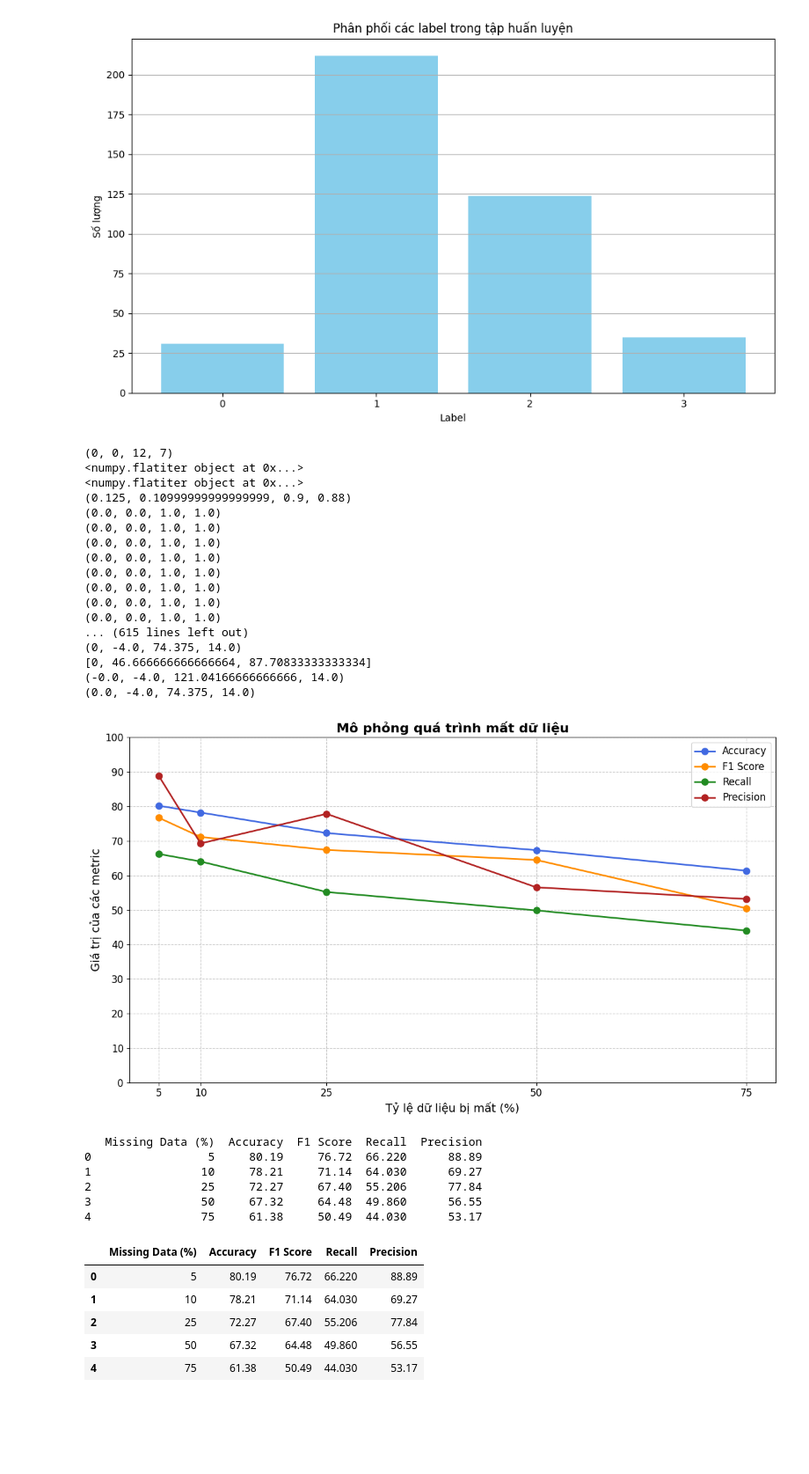
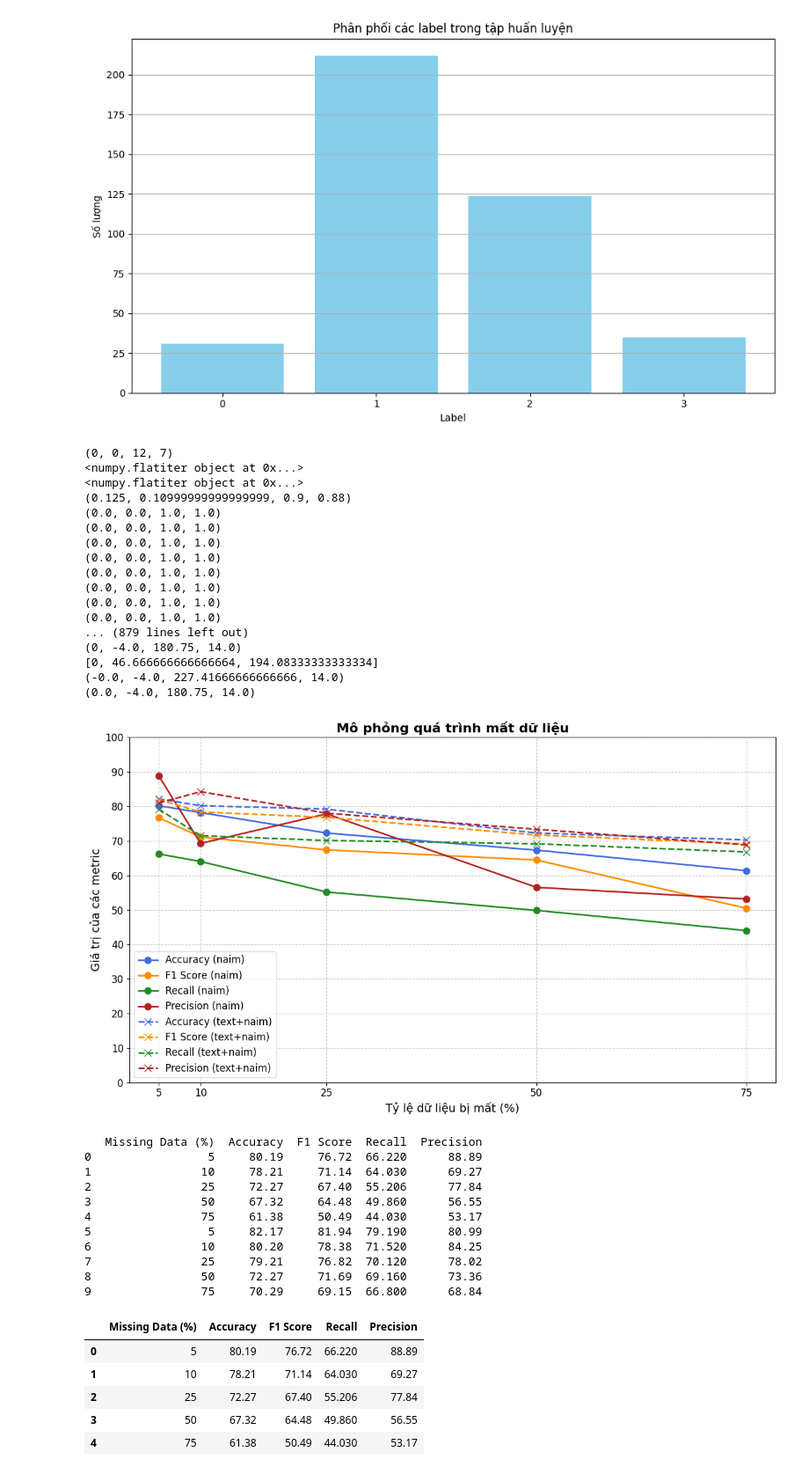
Before and after one commit to khiemducdoan/MyBachelorThesis, a Jupyter notebook: notebooks/text_analysis.ipynb, the cells around one changed output. Shown at 88% size. Cells and saved outputs as stored; diff of their text form; code cells hidden in the pictures; blank space fills up the shorter version.

```diff
--- a/notebooks/text_analysis.ipynb
+++ b/notebooks/text_analysis.ipynb
@@ -247,68 +247,84 @@ import pandas as pd
 import numpy as np
 import matplotlib.pyplot as plt
 
-# Dữ liệu mô phỏng
+x2 = [5, 10,25, 50, 75]
+accuracy2 = [82.17,80.2, 79.21,  72.27, 70.29]
+f12 = [81.94,78.38, 76.82,  71.69, 69.15]
+recall2 = [79.19, 71.52, 70.12, 69.16, 66.80]
+precision2 = [80.99, 84.25, 78.02, 73.36, 68.84]
+
+# Dữ liệu mô phỏng cho nhánh naim
 x = [5, 10, 25, 50, 75]
 accuracy = [80.19, 78.21, 72.27, 67.32, 61.38]
 f1 = [76.72, 71.14, 67.4, 64.48, 50.49]
 recall = [66.22, 64.03, 55.206, 49.86, 44.03]
 precision = [88.89, 69.27, 77.84, 56.55, 53.17]
 
-# Vẽ biểu đồ
+# Vẽ thêm dữ liệu mô phỏng cho nhánh text+naim với nét kẻ dọc
 plt.figure(figsize=(12, 7))
-plt.plot(x, accuracy, marker='o', label='Accuracy', color='royalblue', linewidth=2, markersize=8)
-plt.plot(x, f1, marker='o', label='F1 Score', color='darkorange', linewidth=2, markersize=8)
-plt.plot(x, recall, marker='o', label='Recall', color='forestgreen', linewidth=2, markersize=8)
-plt.plot(x, precision, marker='o', label='Precision', color='firebrick', linewidth=2, markersize=8)
+plt.plot(x, accuracy, marker='o', label='Accuracy (naim)', color='royalblue', linewidth=2, markersize=8)
+plt.plot(x, f1, marker='o', label='F1 Score (naim)', color='darkorange', linewidth=2, markersize=8)
+plt.plot(x, recall, marker='o', label='Recall (naim)', color='forestgreen', linewidth=2, markersize=8)
+plt.plot(x, precision, marker='o', label='Precision (naim)', color='firebrick', linewidth=2, markersize=8)
+
+plt.plot(x2, accuracy2, marker='x', label='Accuracy (text+naim)', color='royalblue', linewidth=2, markersize=8, linestyle='--')
+plt.plot(x2, f12, marker='x', label='F1 Score (text+naim)', color='darkorange', linewidth=2, markersize=8, linestyle='--')
+plt.plot(x2, recall2, marker='x', label='Recall (text+naim)', color='forestgreen', linewidth=2, markersize=8, linestyle='--')
+plt.plot(x2, precision2, marker='x', label='Precision (text+naim)', color='firebrick', linewidth=2, markersize=8, linestyle='--')
 
 plt.title('Mô phỏng quá trình mất dữ liệu', fontsize=16, fontweight='bold')
 plt.xlabel('Tỷ lệ dữ liệu bị mất (%)', fontsize=14)
 plt.ylabel('Giá trị của các metric', fontsize=14)
 plt.xticks(x, fontsize=12)
 plt.yticks(np.arange(0, 101, 10), fontsize=12)
 plt.grid(True, linestyle='--', alpha=0.7)
 plt.legend(fontsize=12)
 plt.tight_layout()
 plt.show()
 
-# Tạo bảng dữ liệu mô phỏng
-data = {
-    'Missing Data (%)': x,
-    'Accuracy': accuracy,
-    'F1 Score': f1,
-    'Recall': recall,
-    'Precision': precision
+# Tạo bảng dữ liệu mô phỏng cho cả nhánh naim và text+naim
+data_combined = {
+    'Missing Data (%)': x + x2,
+    'Accuracy': accuracy + accuracy2,
+    'F1 Score': f1 + f12,
+    'Recall': recall + recall2,
+    'Precision': precision + precision2
 }
 
-df = pd.DataFrame(data)
+df_combined = pd.DataFrame(data_combined)
 
 # Hiển thị bảng dữ liệu
-print(df)
+print(df_combined)
 # %% [output]
 (0, 0, 12, 7)
 <numpy.flatiter object at 0x...>
 <numpy.flatiter object at 0x...>
 (0.125, 0.10999999999999999, 0.9, 0.88)
 (0.0, 0.0, 1.0, 1.0)
 (0.0, 0.0, 1.0, 1.0)
 (0.0, 0.0, 1.0, 1.0)
 (0.0, 0.0, 1.0, 1.0)
 (0.0, 0.0, 1.0, 1.0)
 (0.0, 0.0, 1.0, 1.0)
 (0.0, 0.0, 1.0, 1.0)
 (0.0, 0.0, 1.0, 1.0)
-... (615 lines left out)
-(0, -4.0, 74.375, 14.0)
-[0, 46.666666666666664, 87.70833333333334]
-(-0.0, -4.0, 121.04166666666666, 14.0)
-(0.0, -4.0, 74.375, 14.0)
+... (879 lines left out)
+(0, -4.0, 180.75, 14.0)
+[0, 46.666666666666664, 194.08333333333334]
+(-0.0, -4.0, 227.41666666666666, 14.0)
+(0.0, -4.0, 180.75, 14.0)
-[figure, old version]
+[figure, new version]
    Missing Data (%)  Accuracy  F1 Score  Recall  Precision
 0                 5     80.19     76.72  66.220      88.89
 1                10     78.21     71.14  64.030      69.27
 2                25     72.27     67.40  55.206      77.84
 3                50     67.32     64.48  49.860      56.55
 4                75     61.38     50.49  44.030      53.17
+5                 5     82.17     81.94  79.190      80.99
+6                10     80.20     78.38  71.520      84.25
+7                25     79.21     76.82  70.120      78.02
+8                50     72.27     71.69  69.160      73.36
+9                75     70.29     69.15  66.800      68.84
 # %%
 df.head()
 # %% [output]
```
Also changed, not shown: parts of 3 cells of this notebook, 6 other files.
